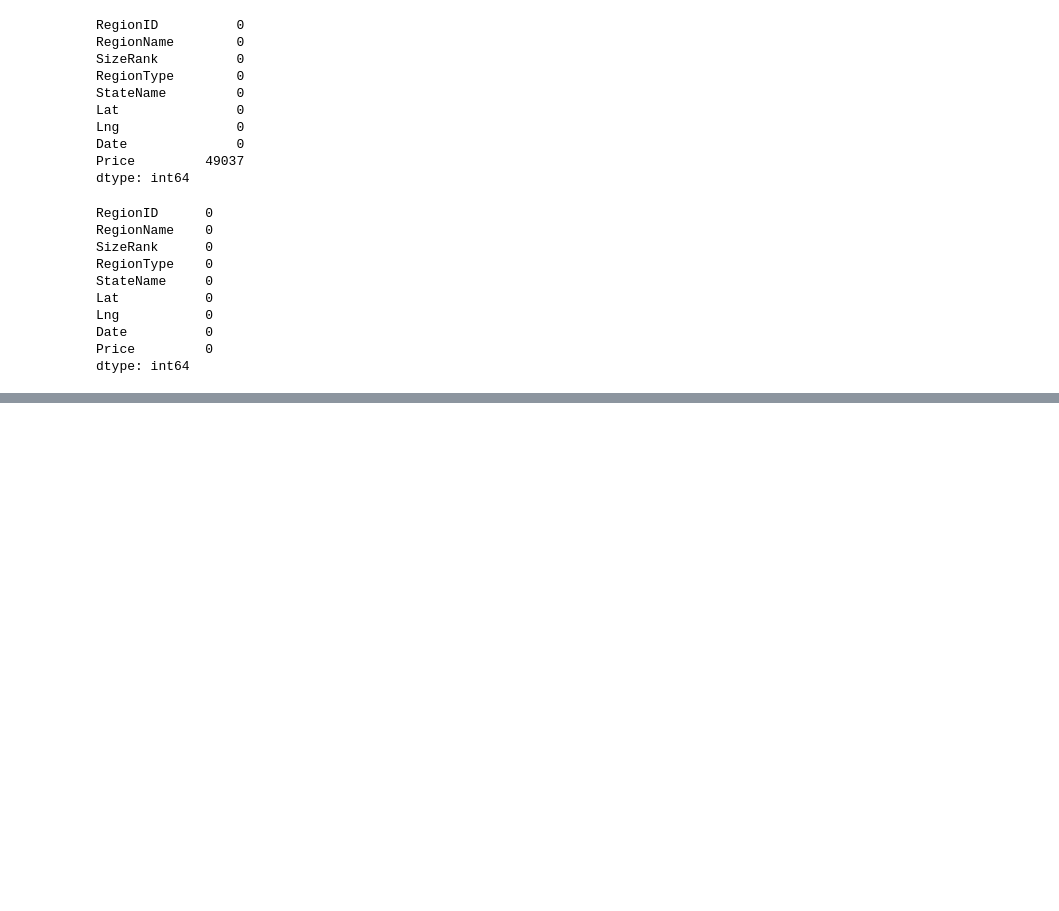
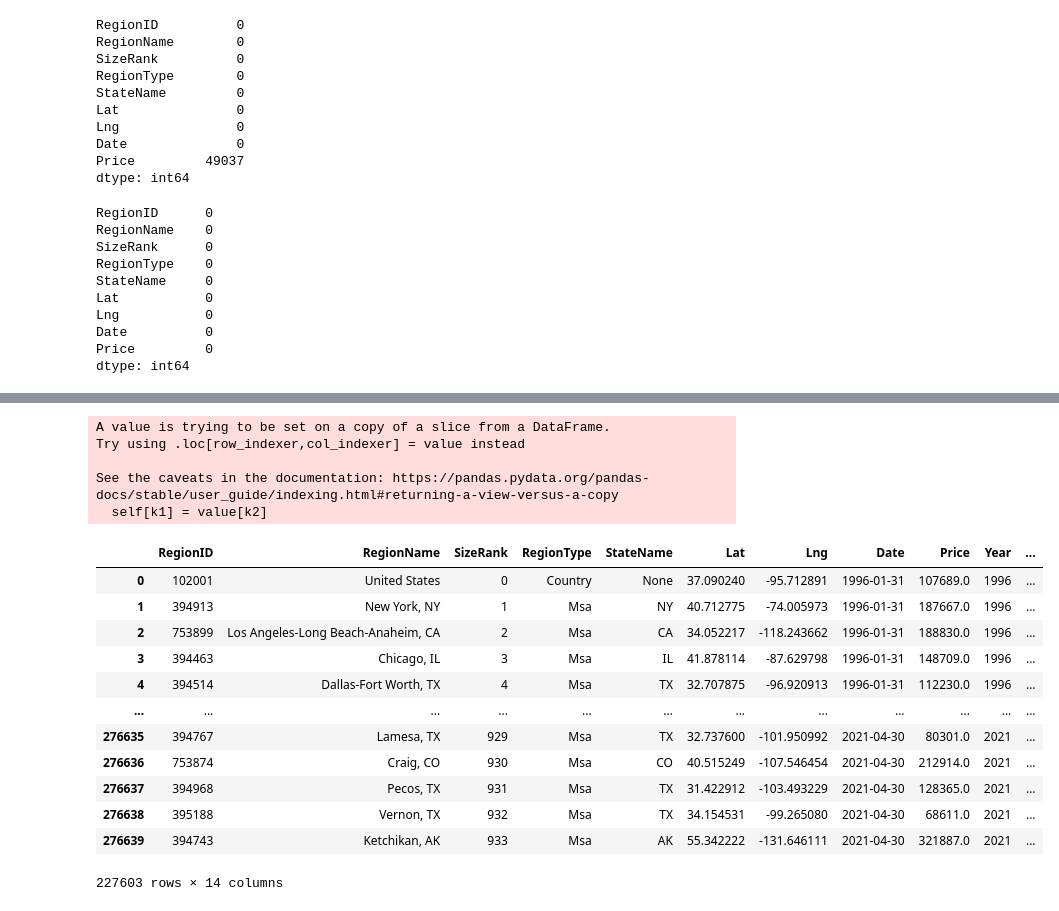
Before and after one commit to chrisvaslaw/Group-5-Project-3-, a Jupyter notebook: datacleaning.ipynb, the cells around one changed output, grey strips where cells are left out. Cells and saved outputs as stored; diff of their text form; code cells hidden in the pictures; blank space fills up the shorter version.

Commit message:
final data cleaning

```diff
--- a/datacleaning.ipynb
+++ b/datacleaning.ipynb
@@ -210,0 +225,25 @@ dtype: int64
+# %%
+#split Date into Year and Month columns
+house_df[['Year','Month',"date"]] = house_df.Date.str.split("-",expand=True)
+#split RegionName into State and City columns
+house_df[['City','State']] = house_df.RegionName.str.split(",",expand=True)
+house_df
+# %% [output]
+A value is trying to be set on a copy of a slice from a DataFrame.
+Try using .loc[row_indexer,col_indexer] = value instead
+
+See the caveats in the documentation: https://pandas.pydata.org/pandas-docs/stable/user_guide/indexing.html#returning-a-view-versus-a-copy
+  self[k1] = value[k2]
+|  | RegionID | RegionName | SizeRank | RegionType | StateName | Lat | Lng | Date | Price | Year | ... |
+| 0 | 102001 | United States | 0 | Country | None | 37.090240 | -95.712891 | 1996-01-31 | 107689.0 | 1996 | ... |
+| 1 | 394913 | New York, NY | 1 | Msa | NY | 40.712775 | -74.005973 | 1996-01-31 | 187667.0 | 1996 | ... |
+| 2 | 753899 | Los Angeles-Long Beach-Anaheim, CA | 2 | Msa | CA | 34.052217 | -118.243662 | 1996-01-31 | 188830.0 | 1996 | ... |
+| 3 | 394463 | Chicago, IL | 3 | Msa | IL | 41.878114 | -87.629798 | 1996-01-31 | 148709.0 | 1996 | ... |
+| 4 | 394514 | Dallas-Fort Worth, TX | 4 | Msa | TX | 32.707875 | -96.920913 | 1996-01-31 | 112230.0 | 1996 | ... |
+| ... | ... | ... | ... | ... | ... | ... | ... | ... | ... | ... | ... |
+| 276635 | 394767 | Lamesa, TX | 929 | Msa | TX | 32.737600 | -101.950992 | 2021-04-30 | 80301.0 | 2021 | ... |
+| 276636 | 753874 | Craig, CO | 930 | Msa | CO | 40.515249 | -107.546454 | 2021-04-30 | 212914.0 | 2021 | ... |
+| 276637 | 394968 | Pecos, TX | 931 | Msa | TX | 31.422912 | -103.493229 | 2021-04-30 | 128365.0 | 2021 | ... |
+| 276638 | 395188 | Vernon, TX | 932 | Msa | TX | 34.154531 | -99.265080 | 2021-04-30 | 68611.0 | 2021 | ... |
+| 276639 | 394743 | Ketchikan, AK | 933 | Msa | AK | 55.342222 | -131.646111 | 2021-04-30 | 321887.0 | 2021 | ... |
+227603 rows × 14 columns
```
Also changed, not shown: parts of 3 cells of this notebook, 1 other file.
